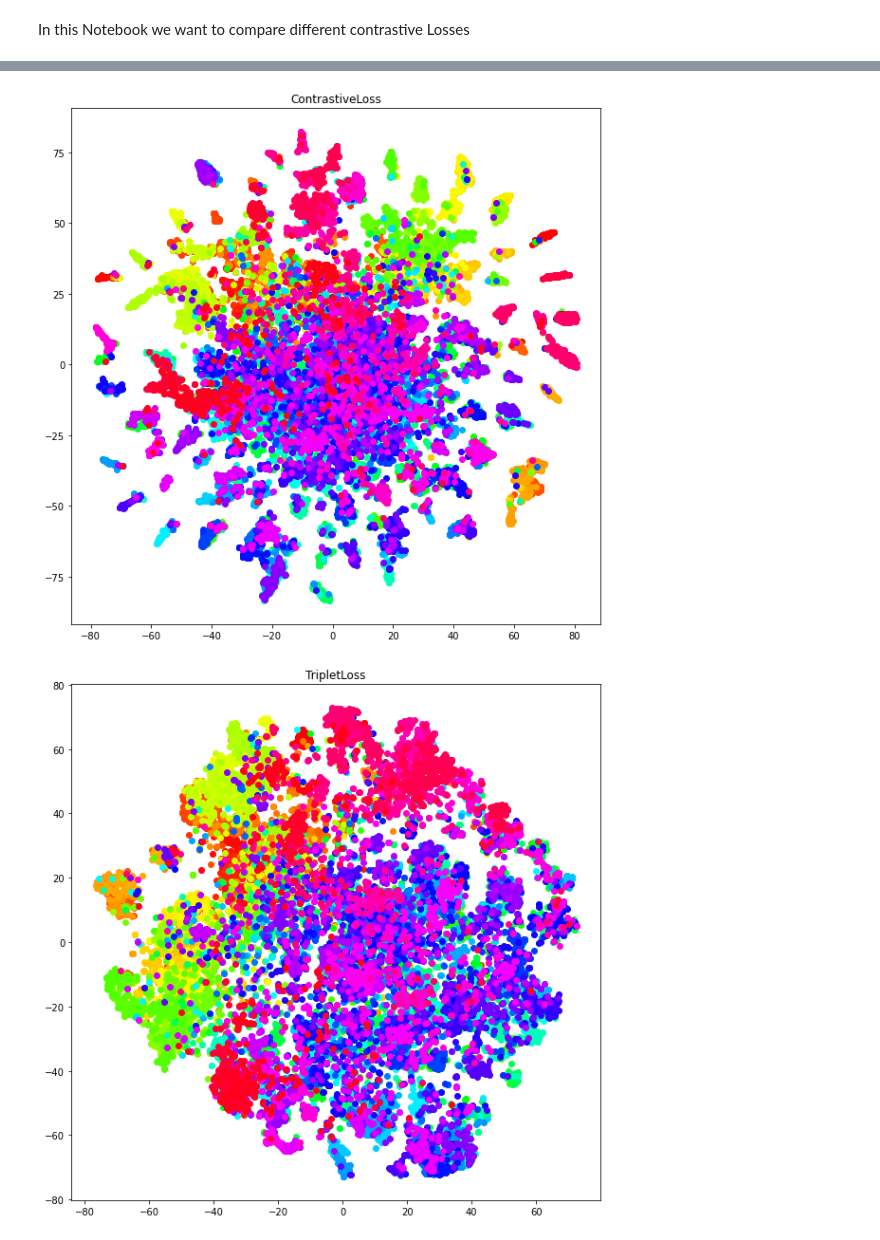
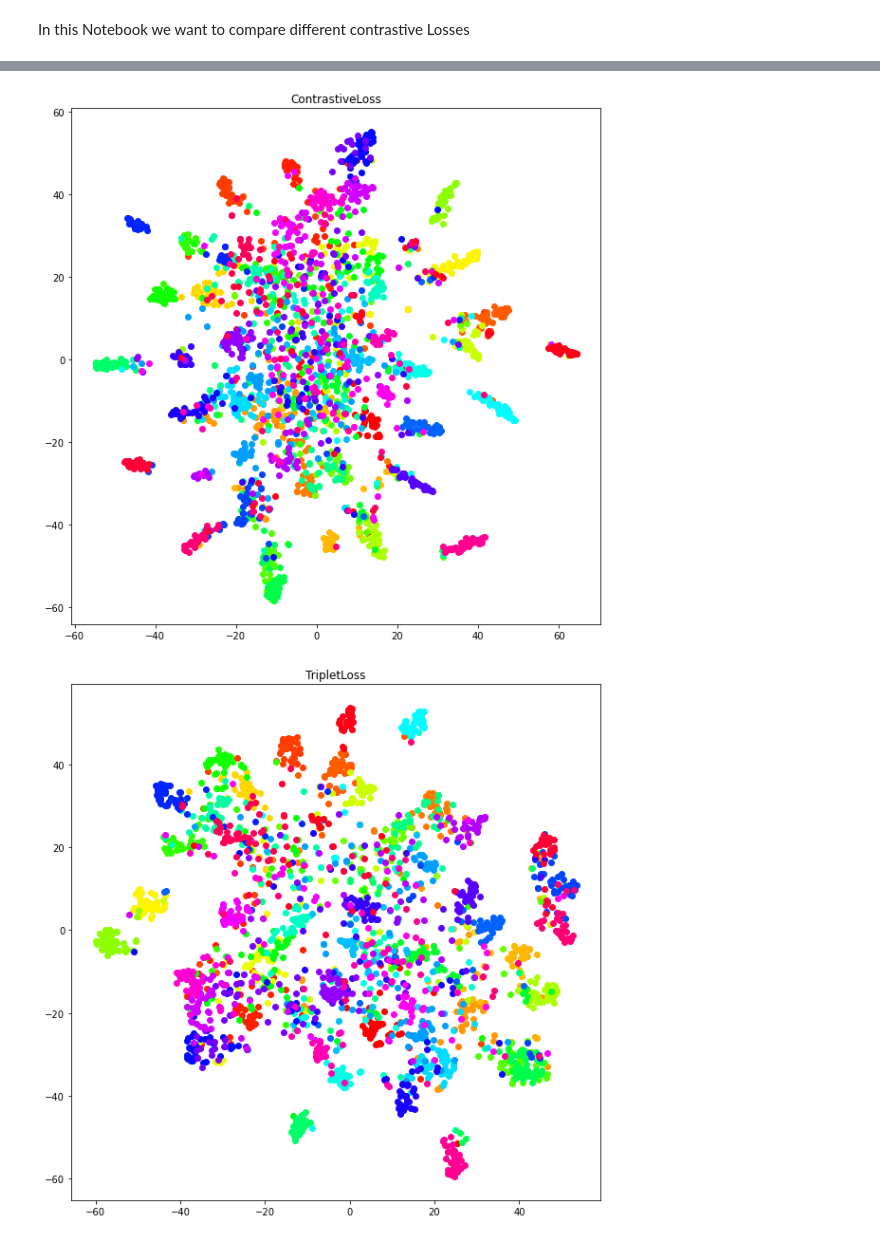
Before and after one commit to LLukas22/Comparison-of-Deep-Image-Embedding-Methods, a Jupyter notebook: Losses.ipynb, the cells around one changed output, grey strips where cells are left out. Saved outputs shown, nothing was run; the diff lists cells and outputs as text; code cells hidden in the pictures.

Commit message:
Added Notebooks for Different Parts of the Model

```diff
--- a/Losses.ipynb
+++ b/Losses.ipynb
@@ -23,11 +23,11 @@ SAVE_DIR = "./runs/losses"
 # %% [markdown]
 In this Notebook we want to compare different contrastive Losses
 # %%
-# we use the entire tiny-imagenet-200 dataset
 dataset = MultiLabelDataset(
     "./tiny-imagenet-200/train",
     cache_in_ram=True,
-    transform=transforms.Compose([transforms.ToTensor(),transforms.Normalize((0.485, 0.456, 0.406), (0.229, 0.224, 0.225))])
+    transform=transforms.Compose([transforms.ToTensor(),transforms.Normalize((0.485, 0.456, 0.406), (0.229, 0.224, 0.225))]),
+    max_classes=50
     )
 len(dataset)
 # %% [output]
@@ -35,14 +35,15 @@ len(dataset)
 # %%
 #Build the DataLoaders
+BATCH_SIZE = 128
 train_size = int(0.8 * len(dataset))
 test_size = len(dataset) - train_size
-train_dataset, val_dataset = torch.utils.data.random_split(dataset, [train_size, test_size])
-train_loader = DataLoader(train_dataset, batch_size=256, shuffle=True,pin_memory=True)
-val_loader = DataLoader(val_dataset, batch_size=256,pin_memory=True)
+train_dataset, val_dataset = torch.utils.data.random_split(dataset, [train_size, test_size],generator=torch.Generator().manual_seed(42))
+train_loader = DataLoader(train_dataset, batch_size=BATCH_SIZE, shuffle=True,pin_memory=True)
+val_loader = DataLoader(val_dataset, batch_size=BATCH_SIZE,pin_memory=True)
 # %%
 #Train the Models
 Epochs = 5
-losses = [ContrastiveLoss,TripletLoss,SupConLoss,SNRLoss]
+losses = [ContrastiveLoss,TripletLoss,SupConLoss,SNRLoss,NTXentLoss]
 for loss_definition in losses:
     loss = loss_definition()
     siamese_model = ContrastiveNetwork(ResNet50(pretrained=True,freeze=False),loss)
@@ -55,12 +56,8 @@ for loss_definition in losses:
     lossTracker = LossTracker()
     modelSaver = ModelSaver(model_dir)
 
-    #precision = "bf16" if torch.cuda.is_bf16_supported() else 32
-    accelerator = "gpu" if torch.cuda.is_available() else "cpu"
-    amp_backend="apex"
-    amp_level='O1'
 
-    trainer = pl.Trainer(accelerator=accelerator, max_epochs=Epochs,amp_backend=amp_backend,amp_level=amp_level,benchmark=True,checkpoint_callback=False,callbacks=[lossTracker,modelSaver])
+    trainer = Trainer(max_epochs=Epochs,callbacks=[lossTracker,modelSaver])
     trainer.fit(model=siamese_model, train_dataloaders=train_loader, val_dataloaders=val_loader)
     lossTracker.save(model_dir)
     torch.cuda.empty_cache()
@@ -114,14 +129,14 @@ SNRLoss F1-Score: 0.647
 # %%
 import matplotlib.pyplot as plt
 from modules.plotting import plot_tsne
 
 for key in results:
     embeddings,labels = results[key]
     plt.figure(figsize=(10,10))
 
-    plot_tsne(embeddings,labels,200)
+    plot_tsne(embeddings,labels,50,max_points_per_class=50)
     plt.title(key)
     plt.show()
 # %% [output]
-[figure, old version]
+[figure, new version]
-[figure, old version]
+[figure, new version]
```
Also changed, not shown: parts of 5 cells of this notebook, 11 other files.
